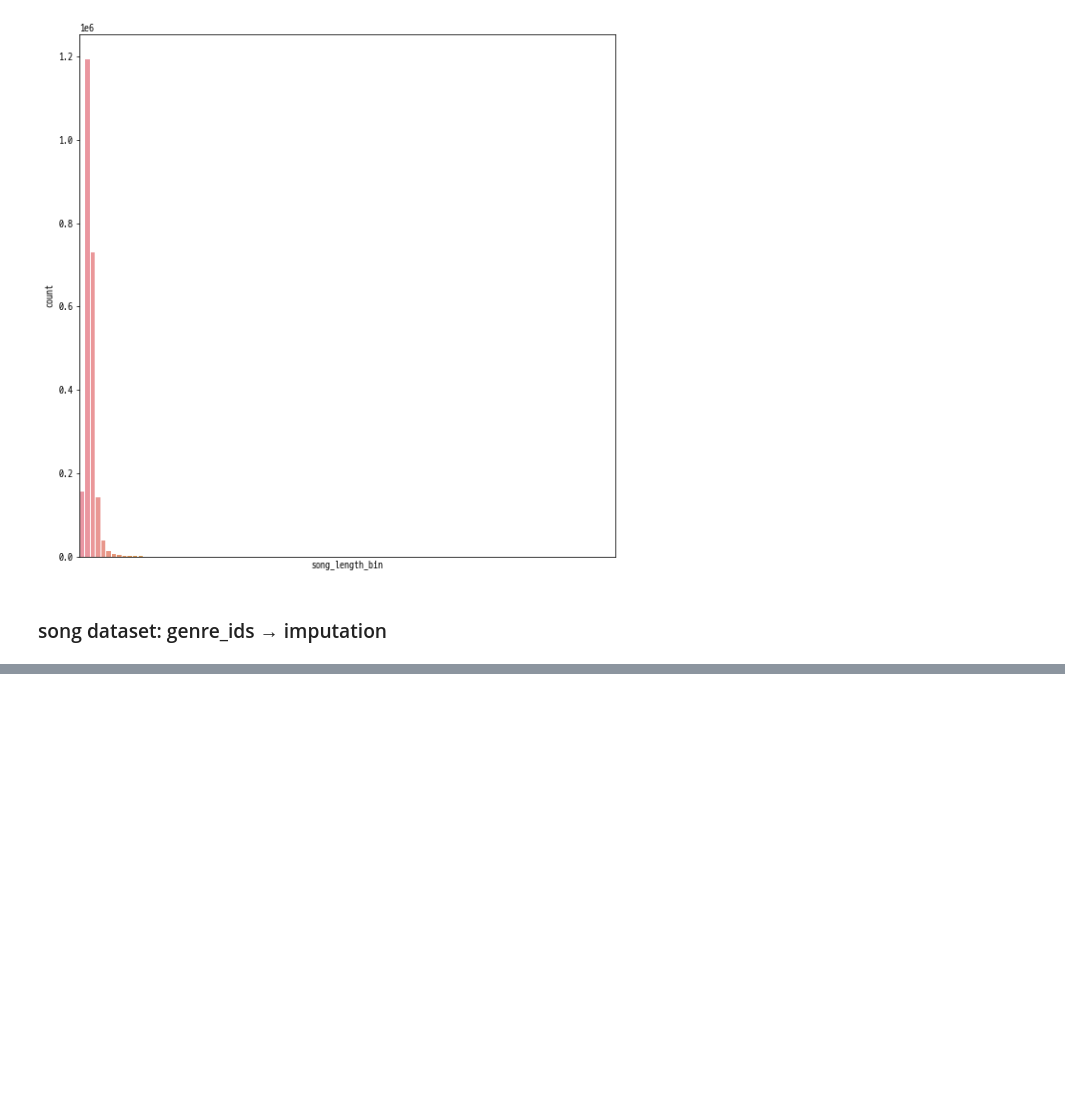
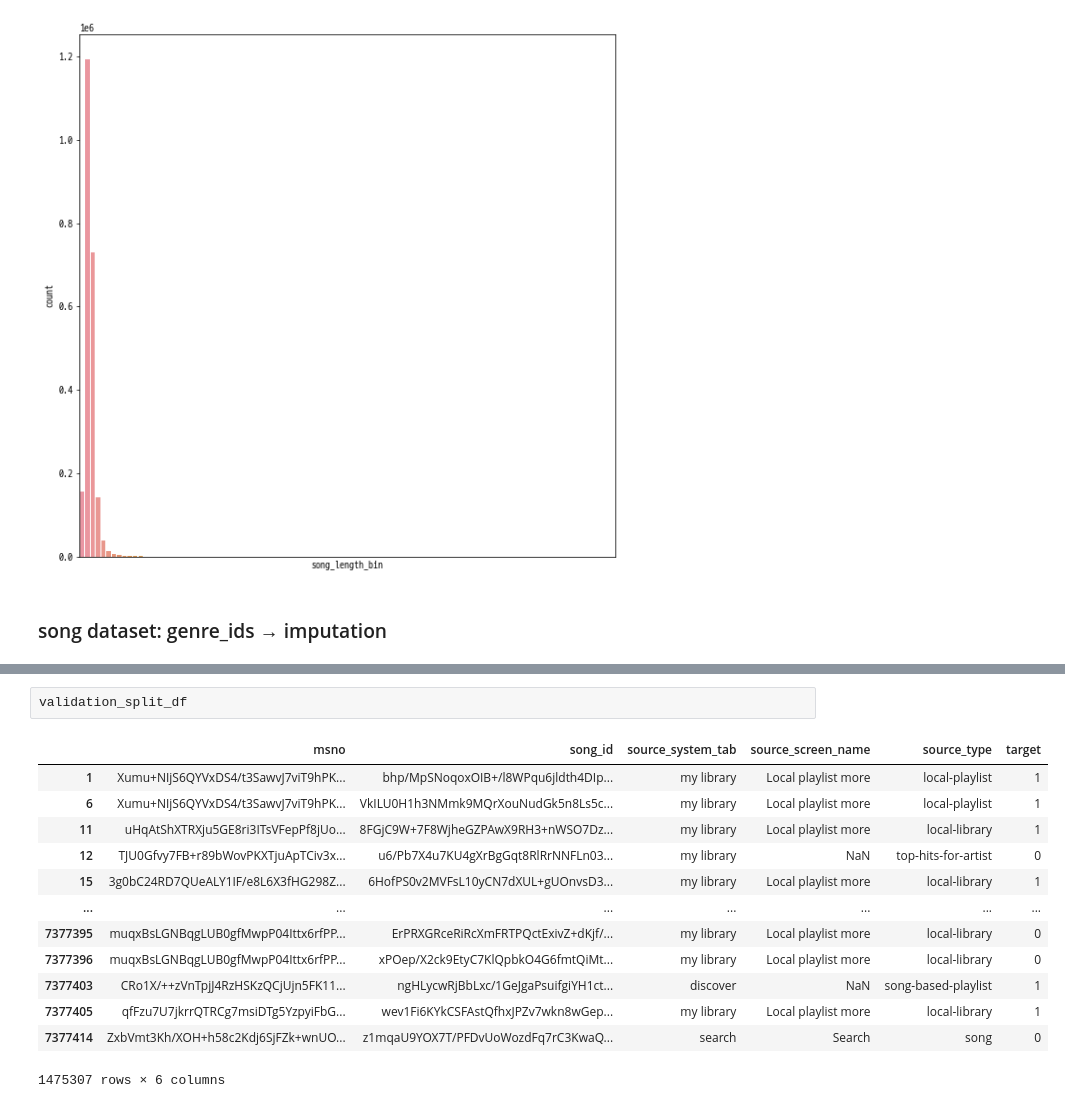
Before and after one commit to dhsong95/Kaggle-Data-Analysis, a Jupyter notebook: WSDM - KKBox's Music Recommendation Challenge/kkbox-music-recommendation-v1.ipynb, the cells around one changed output, grey strips where cells are left out. Drawn from its saved outputs; the diff is of its cells as text; blank space fills up the shorter version.

```diff
--- a/WSDM - KKBox's Music Recommendation Challenge/kkbox-music-recommendation-v1.ipynb
+++ b/WSDM - KKBox's Music Recommendation Challenge/kkbox-music-recommendation-v1.ipynb
@@ -399,0 +421,16 @@ _ = impute_genre_ids(songs_cleaned_df)
+# %%
+validation_split_df
+# %% [output]
+|  | msno | song_id | source_system_tab | source_screen_name | source_type | target |
+| 1 | Xumu+NIjS6QYVxDS4/t3SawvJ7viT9hPK... | bhp/MpSNoqoxOIB+/l8WPqu6jldth4DIp... | my library | Local playlist more | local-playlist | 1 |
+| 6 | Xumu+NIjS6QYVxDS4/t3SawvJ7viT9hPK... | VkILU0H1h3NMmk9MQrXouNudGk5n8Ls5c... | my library | Local playlist more | local-playlist | 1 |
+| 11 | uHqAtShXTRXju5GE8ri3ITsVFepPf8jUo... | 8FGjC9W+7F8WjheGZPAwX9RH3+nWSO7Dz... | my library | Local playlist more | local-library | 1 |
+| 12 | TJU0Gfvy7FB+r89bWovPKXTjuApTCiv3x... | u6/Pb7X4u7KU4gXrBgGqt8RlRrNNFLn03... | my library | NaN | top-hits-for-artist | 0 |
+| 15 | 3g0bC24RD7QUeALY1IF/e8L6X3fHG298Z... | 6HofPS0v2MVFsL10yCN7dXUL+gUOnvsD3... | my library | Local playlist more | local-library | 1 |
+| ... | ... | ... | ... | ... | ... | ... |
+| 7377395 | muqxBsLGNBqgLUB0gfMwpP04Ittx6rfPP... | ErPRXGRceRiRcXmFRTPQctExivZ+dKjf/... | my library | Local playlist more | local-library | 0 |
+| 7377396 | muqxBsLGNBqgLUB0gfMwpP04Ittx6rfPP... | xPOep/X2ck9EtyC7KlQpbkO4G6fmtQiMt... | my library | Local playlist more | local-library | 0 |
+| 7377403 | CRo1X/++zVnTpjJ4RzHSKzQCjUjn5FK11... | ngHLycwRjBbLxc/1GeJgaPsuifgiYH1ct... | discover | NaN | song-based-playlist | 1 |
+| 7377405 | qfFzu7U7jkrrQTRCg7msiDTg5YzpyiFbG... | wev1Fi6KYkCSFAstQfhxJPZv7wkn8wGep... | my library | Local playlist more | local-library | 1 |
+| 7377414 | ZxbVmt3Kh/XOH+h58c2Kdj6SjFZk+wnUO... | z1mqaU9YOX7T/PFDvUoWozdFq7rC3KwaQ... | search | Search | song | 0 |
+1475307 rows × 6 columns
```
Also changed, not shown: parts of 35 cells of this notebook.
